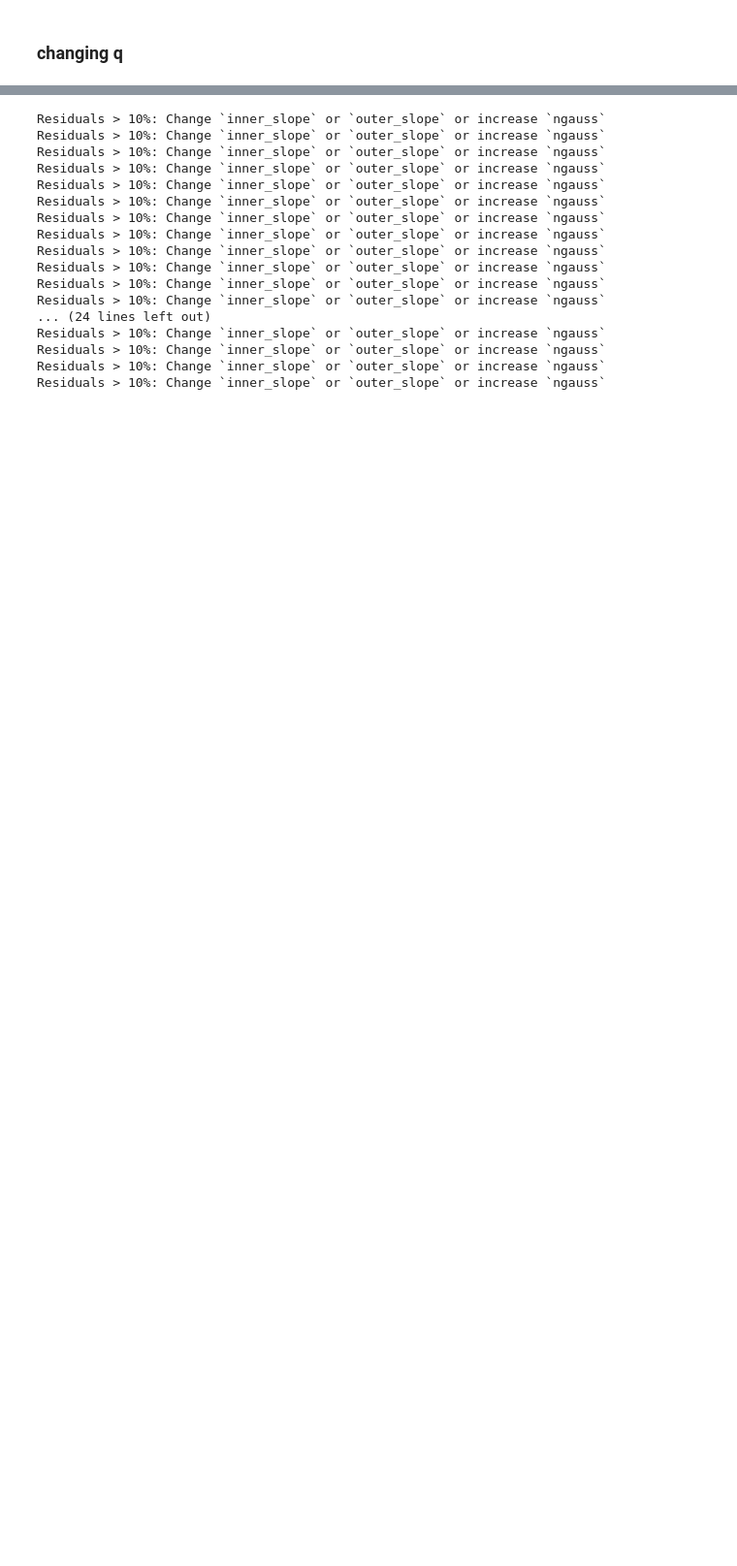
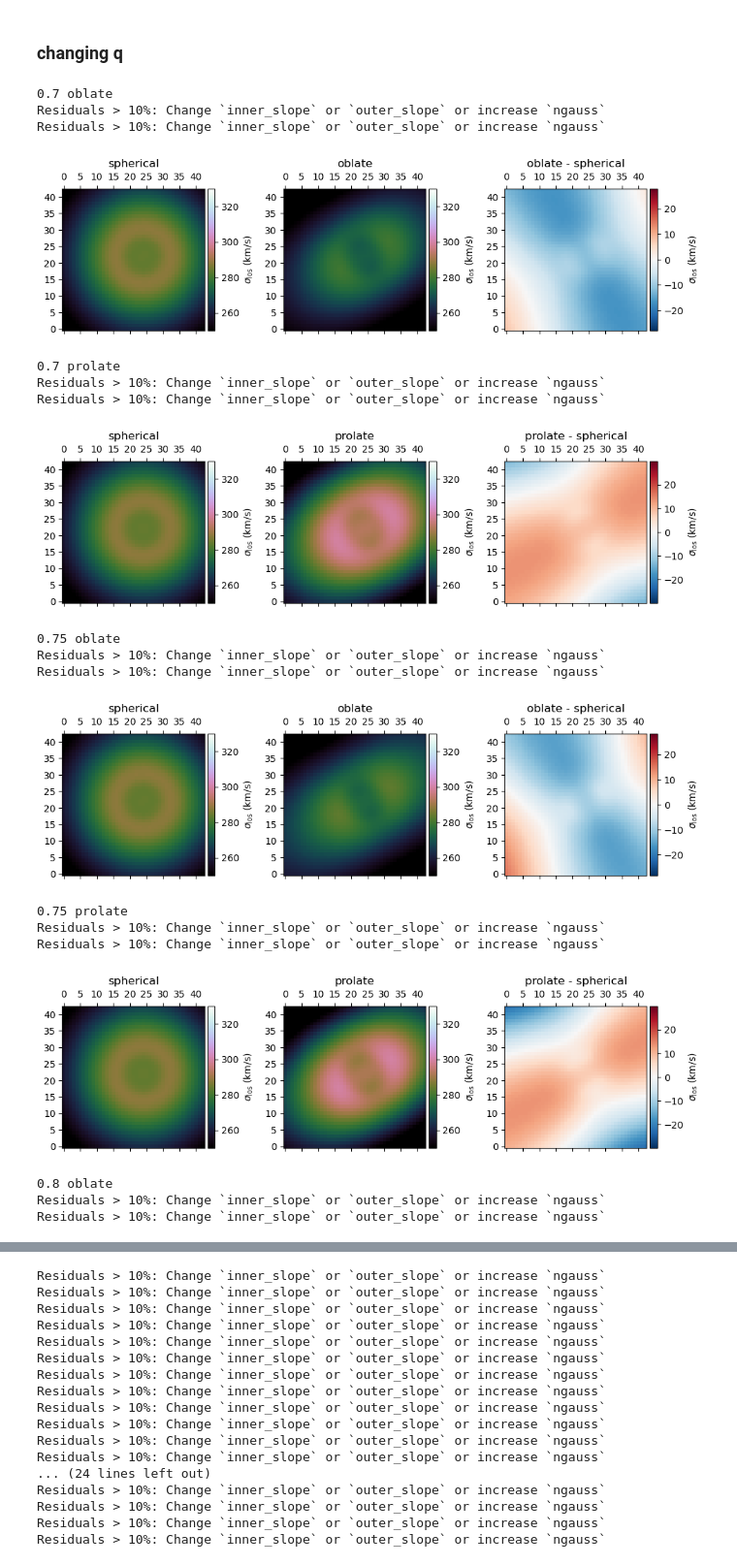
Before and after one commit to TDCOSMO/RXJ1131_KCWI, a Jupyter notebook: test_notebooks/spherical vs elliptical.ipynb, the cells around one changed output, grey strips where cells are left out. Shown at 97% size. Saved outputs shown, nothing was run; the diff lists cells and outputs as text; code cells hidden in the pictures; blank space fills up the shorter version.

```diff
--- a/test_notebooks/spherical vs elliptical.ipynb
+++ b/test_notebooks/spherical vs elliptical.ipynb
@@ -65,7 +65,8 @@ def get_difference(
 
     np.random.seed(2)
     a, _ = dyn_model.compute_jampy_v_rms_model([theta_e, gamma, 1],
-                                            pa=121, inclination=90,
+#                                             pa=121,
+                                               inclination=90,
                                             ani_param=ani_param,
                                             anisotropy_model=anisotropy_model,
                                             supersampling_factor=5,
@@ -76,13 +77,14 @@ def get_difference(
 
     np.random.seed(2)
     b, _ = dyn_model.compute_jampy_v_rms_model([theta_e, gamma, q],
-                                            pa=121, inclination=90,
+#                                             pa=121,
+                                               inclination=90,
                                             ani_param=ani_param,
                                             anisotropy_model=anisotropy_model,
                                             supersampling_factor=5,
                                             voronoi_bins=binning-1 if plot is False else None,
                                             do_convolve=True,
-                                            q_light=q, shape=shape, moment='zz'
+                                            q_light=None, shape=shape, moment='zz'
                                            )
 
 
@@ -102,8 +104,8 @@ def get_difference(
 
         #cbar = axes[2].matshow(a[0] - b[0], origin='lower', cmap='RdBu')
         #plt.colorbar(cbar)
-        plot_mat(a.reshape((43, 43)), 0, cmap='viridis', vmax=np.max(b), vmin=np.min(b))
-        plot_mat(b.reshape((43, 43)), 1, cmap='viridis', vmax=np.max(b), vmin=np.min(b))
+        plot_mat(a.reshape((43, 43)), 0, cmap='cubehelix', vmax=330, vmin=250)
+        plot_mat(b.reshape((43, 43)), 1, cmap='cubehelix', vmax=330, vmin=250)
         plot_mat(b.reshape((43, 43)) - a.reshape((43, 43)), 2, cmap='RdBu_r',
                  vmax=np.max(b)*0.1, vmin=-np.max(b)*0.1)
 
@@ -116,3 +118,33 @@ def get_difference(
     return ((b - a)/b)[0]
 # %% [markdown]
 ### changing q
+# %%
+qs = np.arange(0.7, 1.01, 0.05)
+
+for q in qs: #[::-1]:
+    print(q, 'oblate')
+    get_difference(q=q, plot=True);
+    plt.show()
+    print(q, 'prolate')
+    get_difference(q=q, shape='prolate', plot=True);
+    plt.show()
+# %% [output]
+0.7 oblate
+Residuals > 10%: Change `inner_slope` or `outer_slope` or increase `ngauss`
+Residuals > 10%: Change `inner_slope` or `outer_slope` or increase `ngauss`
+[figure, added]
+0.7 prolate
+Residuals > 10%: Change `inner_slope` or `outer_slope` or increase `ngauss`
+Residuals > 10%: Change `inner_slope` or `outer_slope` or increase `ngauss`
+[figure, added]
+0.75 oblate
+Residuals > 10%: Change `inner_slope` or `outer_slope` or increase `ngauss`
+Residuals > 10%: Change `inner_slope` or `outer_slope` or increase `ngauss`
+[figure, added]
+0.75 prolate
+Residuals > 10%: Change `inner_slope` or `outer_slope` or increase `ngauss`
+Residuals > 10%: Change `inner_slope` or `outer_slope` or increase `ngauss`
+[figure, added]
+0.8 oblate
+Residuals > 10%: Change `inner_slope` or `outer_slope` or increase `ngauss`
+Residuals > 10%: Change `inner_slope` or `outer_slope` or increase `ngauss`
```
Also changed, not shown: parts of 5 cells of this notebook, 11 other files.
